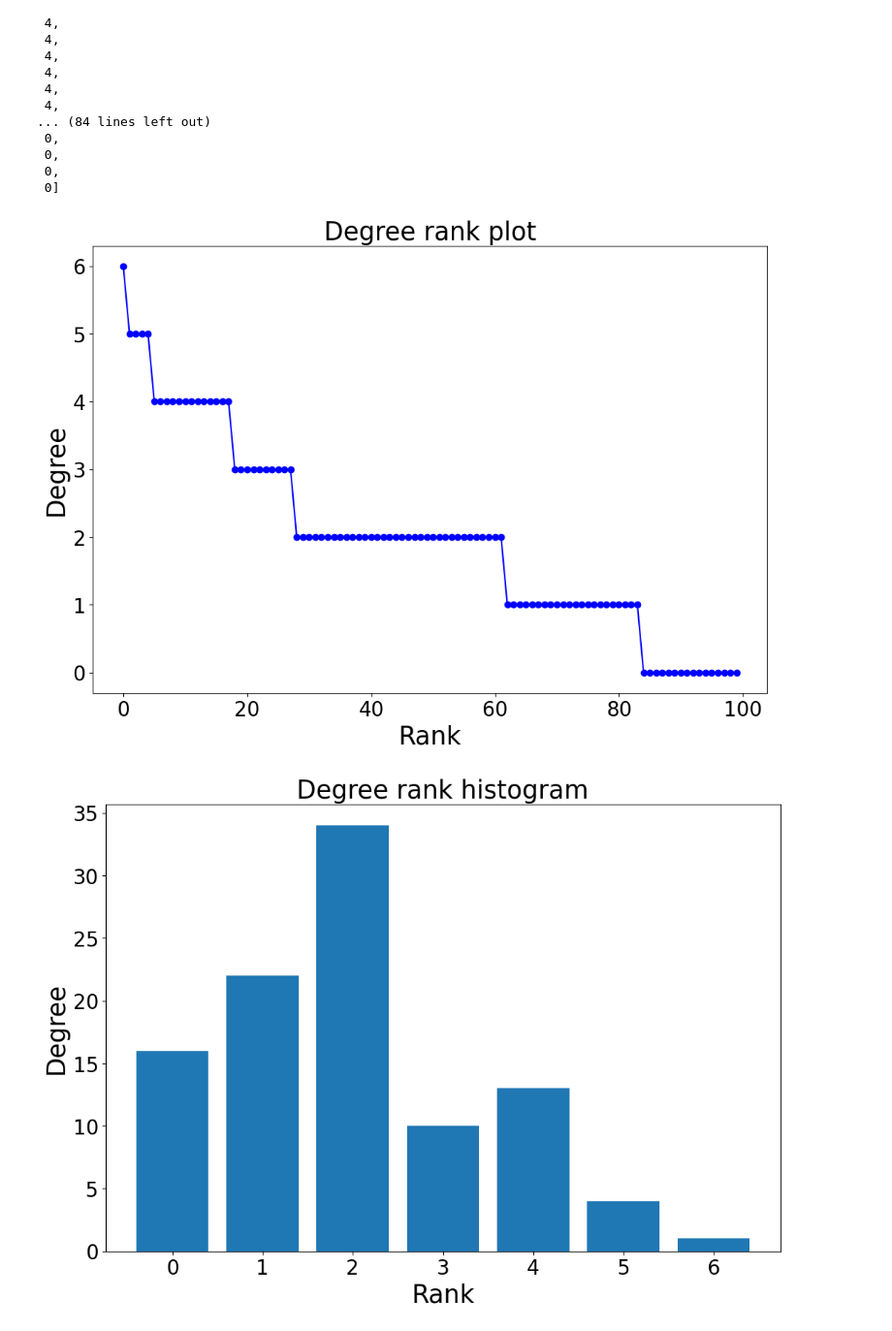
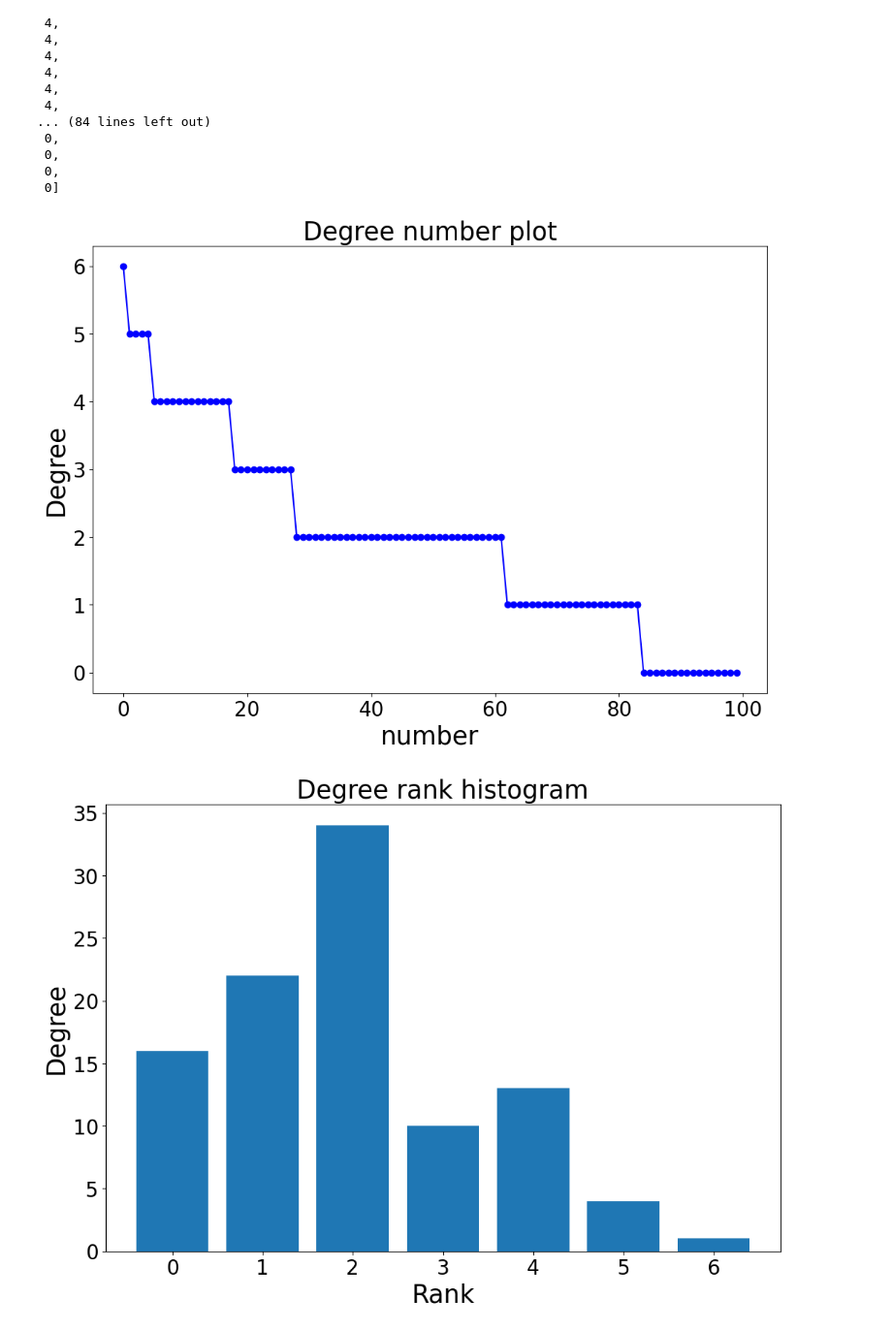
Before and after one commit to being12345/cs224w, a Jupyter notebook: feature.ipynb, the cells around one changed output. Shown at 97% size. Drawn from its saved outputs; the diff is of its cells as text; code cells hidden in the pictures.

```diff
--- a/feature.ipynb
+++ b/feature.ipynb
@@ -47,7 +28,7 @@ G.degree()
 # %% [output]
 DegreeView({0: 2, 1: 4, 2: 4, 3: 4, 4: 2, 5: 4, 6: 4, 7: 2, 8: 2, 9: 1, 10: 3, 11: 0, 12: 1, 13: 2, 14: 6, 15: 2, 16: 0, 17: 0, 18: 3, 19: 1, 20: 3, 21: 1, 22: 1, 23: 1, 24: 1, 25: 3, 26: 0, 27: 2, 28 ...
 # %%
-sorted_degree = sorted([d for n, d in G.degree()], reverse=True)
+sorted_degree = sorted([d for n, d in dict(G.degree()).items()], reverse=True)
 sorted_degree
 # %% [output]
 [6,
@@ -70,12 +51,12 @@ sorted_degree
 # %%
 plt.figure(figsize=(12, 8))
 plt.plot(sorted_degree, "b-", marker="o")
-plt.title("Degree rank plot", fontsize=25)
-plt.xlabel("Rank", fontsize=25)
+plt.title("Degree number plot", fontsize=25)
+plt.xlabel("number", fontsize=25)
 plt.ylabel("Degree", fontsize=25)
 plt.tick_params(labelsize=20)   # set x, y tick
 # %% [output]
-[figure, old version]
+[figure, new version]
 # %%
 # np.unique could get number of item in list
 x = np.unique(sorted_degree, return_counts=True)[0]
```
Also changed, not shown: parts of 37 cells of this notebook, 1 other file.
